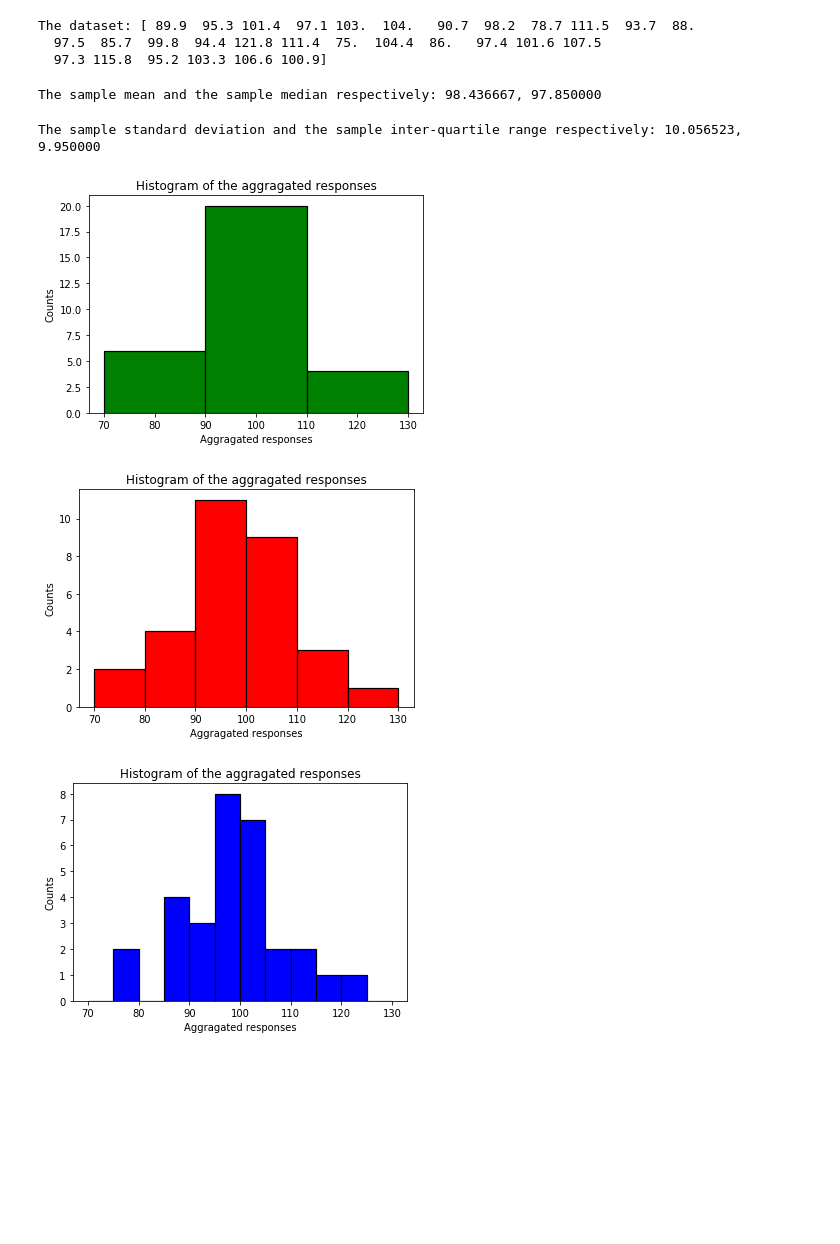
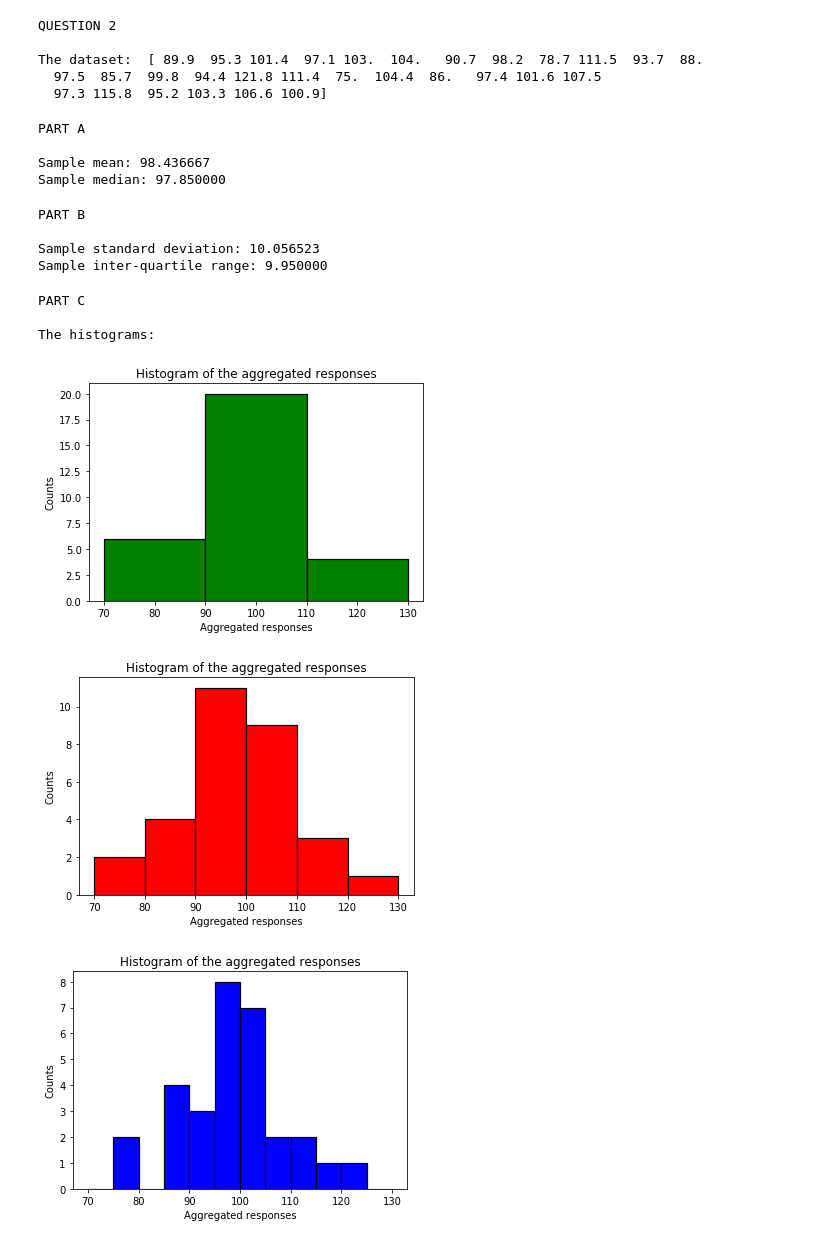
Before and after one commit to efeacer/Bilkent_EEE482_Assignments, a Jupyter notebook: Homework1_EA/Question2.ipynb, the cells around one changed output. Cells and saved outputs as stored; diff of their text form; code cells hidden in the pictures; blank space fills up the shorter version.

```diff
--- a/Homework1_EA/Question2.ipynb
+++ b/Homework1_EA/Question2.ipynb
@@ -9,22 +6,39 @@ data = loadmat('Xdata.mat')
 # %%
+# QUESTION 2
+print('QUESTION 2\n')
+
+data = loadmat('XData.mat')
 x_data = data['x'].flatten()
-print('The dataset:', x_data)
+print('The dataset: ', x_data, '\n')
 # %% [output]
-The dataset: [ 89.9  95.3 101.4  97.1 103.  104.   90.7  98.2  78.7 111.5  93.7  88.
+QUESTION 2
+
+The dataset:  [ 89.9  95.3 101.4  97.1 103.  104.   90.7  98.2  78.7 111.5  93.7  88.
   97.5  85.7  99.8  94.4 121.8 111.4  75.  104.4  86.   97.4 101.6 107.5
   97.3 115.8  95.2 103.3 106.6 100.9]
 # %%
+# PART A
+print('PART A\n')
+
 mean = np.mean(x_data)
 median = np.median(x_data)
-print('The sample mean and the sample median respectively: %f, %f' %
-      (mean, median))
+print('Sample mean: %f \nSample median: %f\n' % (mean, median))
 # %% [output]
-The sample mean and the sample median respectively: 98.436667, 97.850000
+PART A
+
+Sample mean: 98.436667
+Sample median: 97.850000
 # %%
+# PART B
+print('PART B\n')
+
 std = np.std(x_data)
 q25, q75 = np.percentile(x_data, [25, 75])
 iqr = q75 - q25
-print('The sample standard deviation and the sample inter-quartile range respectively: %f, %f' %
+print('Sample standard deviation: %f \nSample inter-quartile range: %f\n' %
       (std, iqr))
 # %% [output]
-The sample standard deviation and the sample inter-quartile range respectively: 10.056523, 9.950000
+PART B
+
+Sample standard deviation: 10.056523
+Sample inter-quartile range: 9.950000
@@ -34,25 +45,28 @@ num_bins = [3, 6, 12]
 # %%
-plt.title('Histogram of the aggragated responses')
-plt.ylabel('Counts')
-plt.xlabel('Aggragated responses')
-hist_3bins = plt.hist(x_data.flatten(), bins=num_bins[0], range=x_range,
-                      color='g', edgecolor='black', linewidth=1.2)
+figure_num = 1 # to keep track of a figure's number
+
+# PART C
+print('PART C\n')
+
+x_range = [70, 130]
+num_bins = [3, 6, 12]
+colors = ['g', 'r', 'b']
+
+print('The histograms:')
+for i in range(3):
+    plt.figure(figure_num)
+    figure_num += 1
+    plt.title('Histogram of the aggregated responses')
+    plt.ylabel('Counts')
+    plt.xlabel('Aggregated responses')
+    plt.hist(x_data.flatten(), bins=num_bins[i], range=x_range,
+                      color=colors[i], edgecolor='black', linewidth=1.2)
+    plt.show(block=False)
 # %% [output]
+PART C
+
+The histograms:
 [figure]
+[figure, added]
+[figure, added]
-# %%
-plt.title('Histogram of the aggragated responses')
-plt.ylabel('Counts')
-plt.xlabel('Aggragated responses')
-hist_6bins = plt.hist(x_data, bins=num_bins[1], range=x_range,
-                      color='r', edgecolor='black', linewidth=1.2)
-# %% [output]
-[figure, removed]
-# %%
-plt.title('Histogram of the aggragated responses')
-plt.ylabel('Counts')
-plt.xlabel('Aggragated responses')
-hist_12bins = plt.hist(x_data, bins=num_bins[2], range=x_range,
-                       color='b', edgecolor='black', linewidth=1.2)
-# %% [output]
-[figure, removed]
 # %%
```
Also changed, not shown: parts of 12 cells of this notebook, 2 other files.
